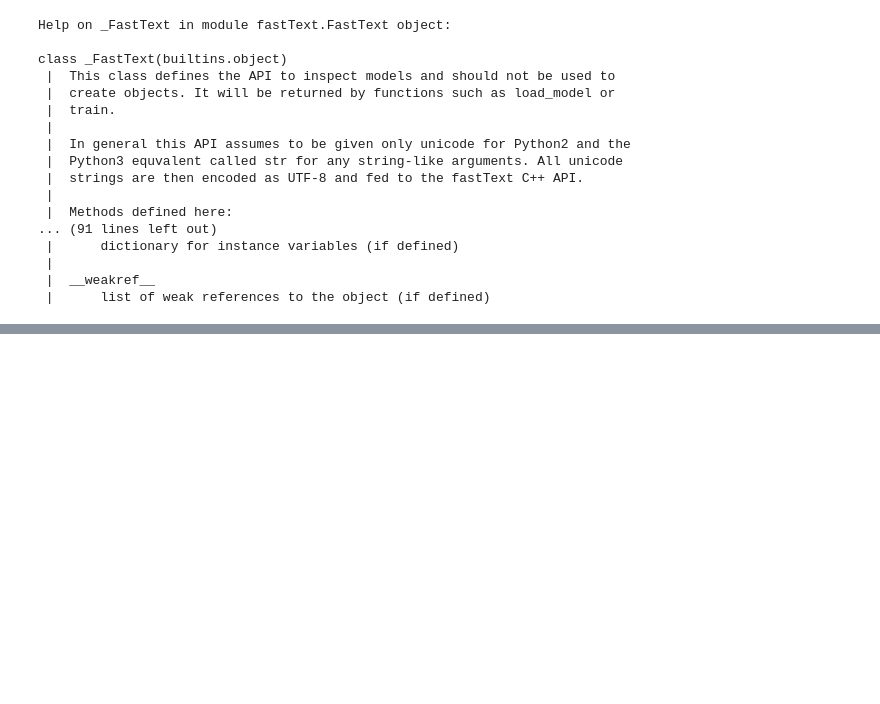
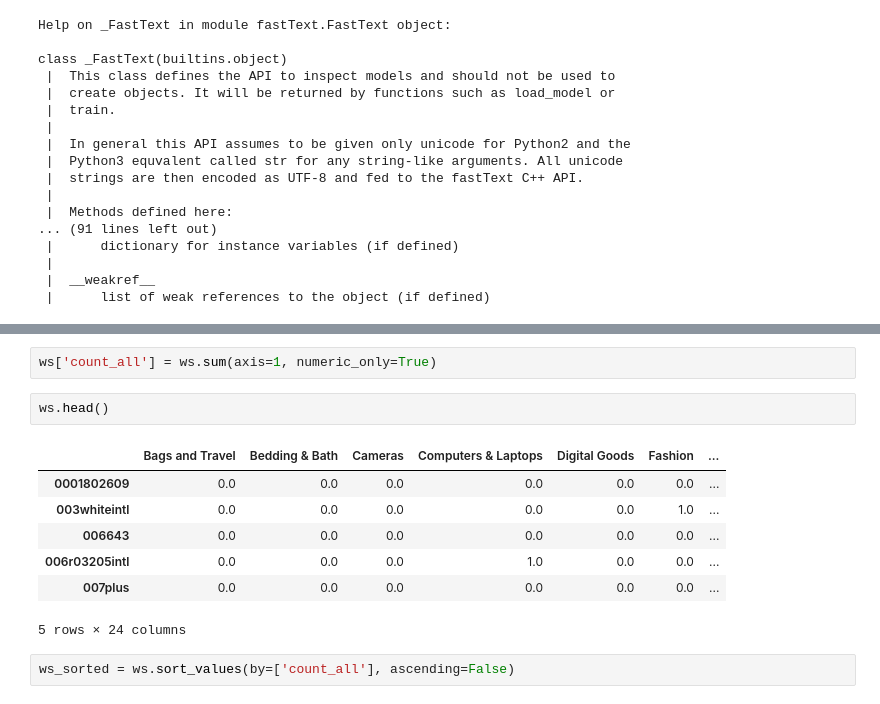
Before and after one commit to dzendmitry/category_prediction, a Jupyter notebook: fasttext.ipynb, the cells around one changed output, grey strips where cells are left out. Drawn from its saved outputs; the diff is of its cells as text; blank space fills up the shorter version.

```diff
--- a/fasttext.ipynb
+++ b/fasttext.ipynb
@@ -250,0 +407,14 @@ do
+# %%
+ws['count_all'] = ws.sum(axis=1, numeric_only=True)
+# %%
+ws.head()
+# %% [output]
+|  | Bags and Travel | Bedding & Bath | Cameras | Computers & Laptops | Digital Goods | Fashion | ... |
+| 0001802609 | 0.0 | 0.0 | 0.0 | 0.0 | 0.0 | 0.0 | ... |
+| 003whiteintl | 0.0 | 0.0 | 0.0 | 0.0 | 0.0 | 1.0 | ... |
+| 006643 | 0.0 | 0.0 | 0.0 | 0.0 | 0.0 | 0.0 | ... |
+| 006r03205intl | 0.0 | 0.0 | 0.0 | 1.0 | 0.0 | 0.0 | ... |
+| 007plus | 0.0 | 0.0 | 0.0 | 0.0 | 0.0 | 0.0 | ... |
+5 rows × 24 columns
+# %%
+ws_sorted = ws.sort_values(by=['count_all'], ascending=False)
```
Also changed, not shown: parts of 37 cells of this notebook.
